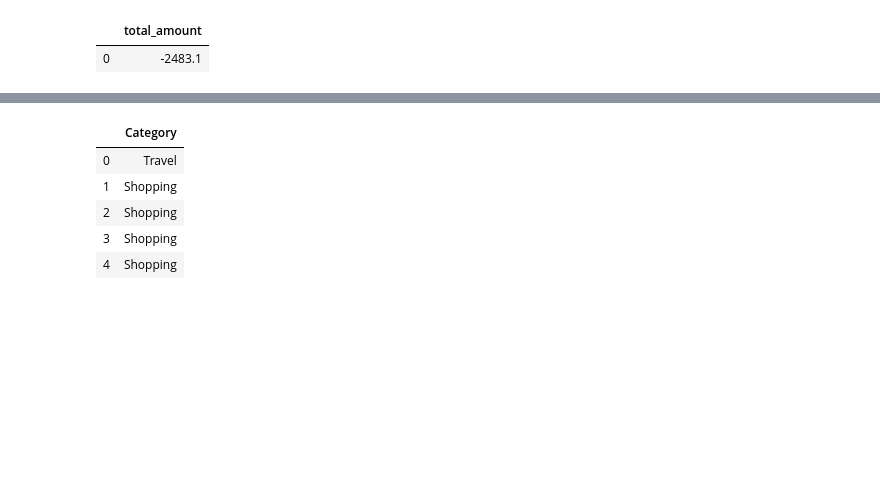
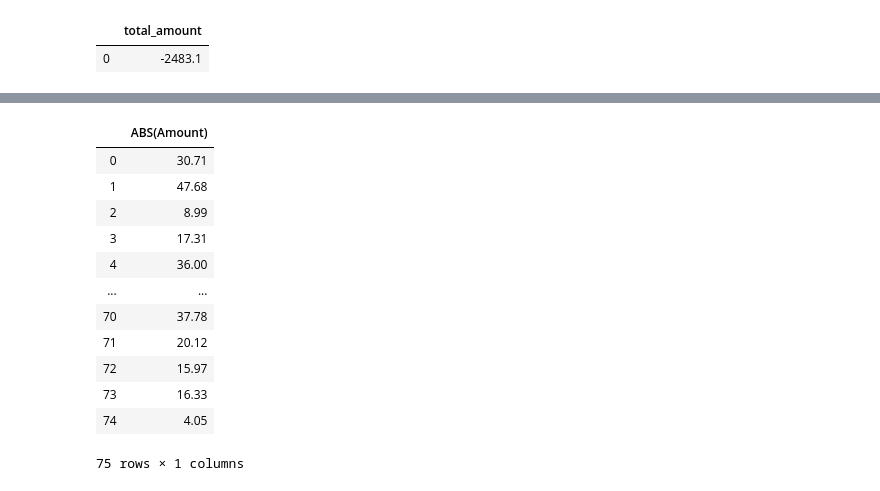
Before and after one commit to wkumtrider/Credit-Card-Python-Project, a Jupyter notebook: Python_Project.ipynb, the cells around one changed output, grey strips where cells are left out. Saved outputs shown, nothing was run; the diff lists cells and outputs as text; code cells hidden in the pictures; blank space fills up the shorter version.

```diff
--- a/Python_Project.ipynb
+++ b/Python_Project.ipynb
@@ -136,13 +118,19 @@ run_query(query)
 # %%
 query = """
-SELECT category FROM purchases
-ORDER BY category DESC LIMIT 5
+SELECT ABS(Amount) FROM purchases
 """
 run_query(query)
 # %% [output]
-|  | Category |
-| 0 | Travel |
-| 1 | Shopping |
-| 2 | Shopping |
-| 3 | Shopping |
-| 4 | Shopping |
+|  | ABS(Amount) |
+| 0 | 30.71 |
+| 1 | 47.68 |
+| 2 | 8.99 |
+| 3 | 17.31 |
+| 4 | 36.00 |
+| ... | ... |
+| 70 | 37.78 |
+| 71 | 20.12 |
+| 72 | 15.97 |
+| 73 | 16.33 |
+| 74 | 4.05 |
+75 rows × 1 columns
```
Also changed, not shown: parts of 8 cells of this notebook.
